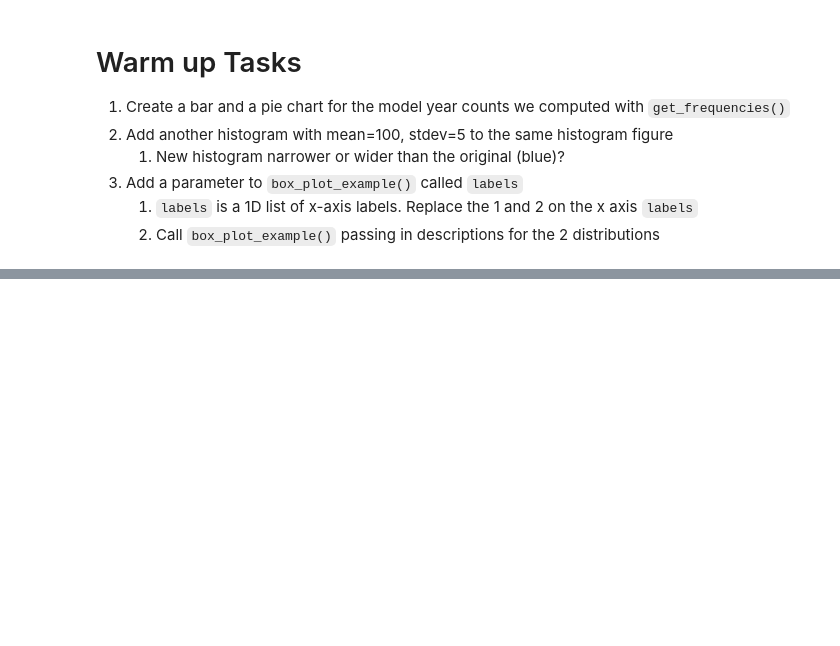
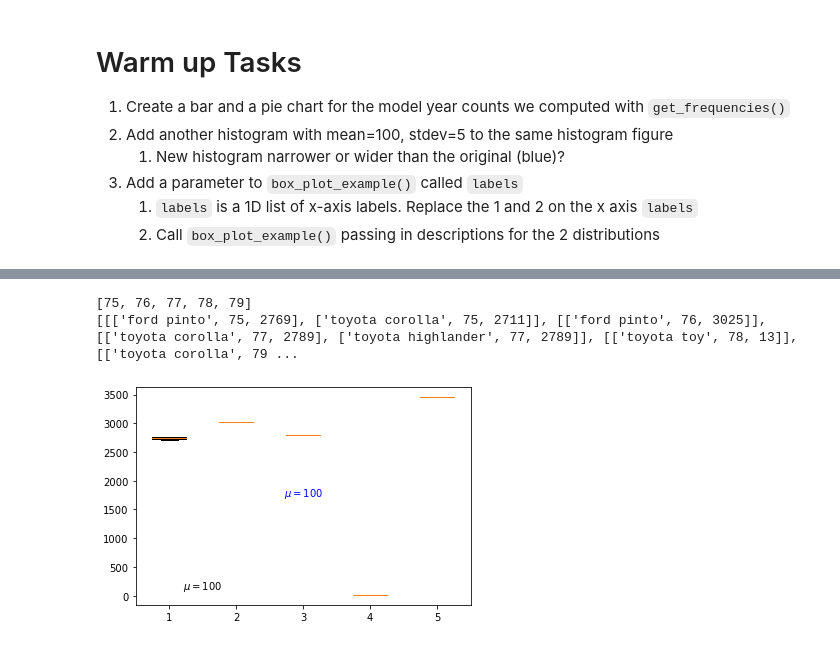
Before and after one commit to dpmacisaac/HelloWorldPersonalGH, a Jupyter notebook: MatplotlibExamples.ipynb, the cells around one changed output, grey strips where cells are left out. Drawn from its saved outputs; the diff is of its cells as text; code cells hidden in the pictures; blank space fills up the shorter version.

```diff
--- a/MatplotlibExamples.ipynb
+++ b/MatplotlibExamples.ipynb
@@ -176,0 +182,17 @@ create_pie(val, count)
+# %%
+import utils
+import importlib
+importlib.reload(utils)
+modelyears_names, modelyear_subtables = utils.group_by(msrp_table, header, "ModelYear")
+print(modelyears_names)
+print(modelyear_subtables)
+
+
+#extract msrps from each subtable
+msrp_distrs = [utils.get_column(subtable, header, "MSRP") for subtable in modelyear_subtables]
+
+box_plot_example(msrp_distrs)
+# %% [output]
+[75, 76, 77, 78, 79]
+[[['ford pinto', 75, 2769], ['toyota corolla', 75, 2711]], [['ford pinto', 76, 3025]], [['toyota corolla', 77, 2789], ['toyota highlander', 77, 2789]], [['toyota toy', 78, 13]], [['toyota corolla', 79 ...
+[figure, added]
```
Also changed, not shown: parts of 6 cells of this notebook, 2 other files.
